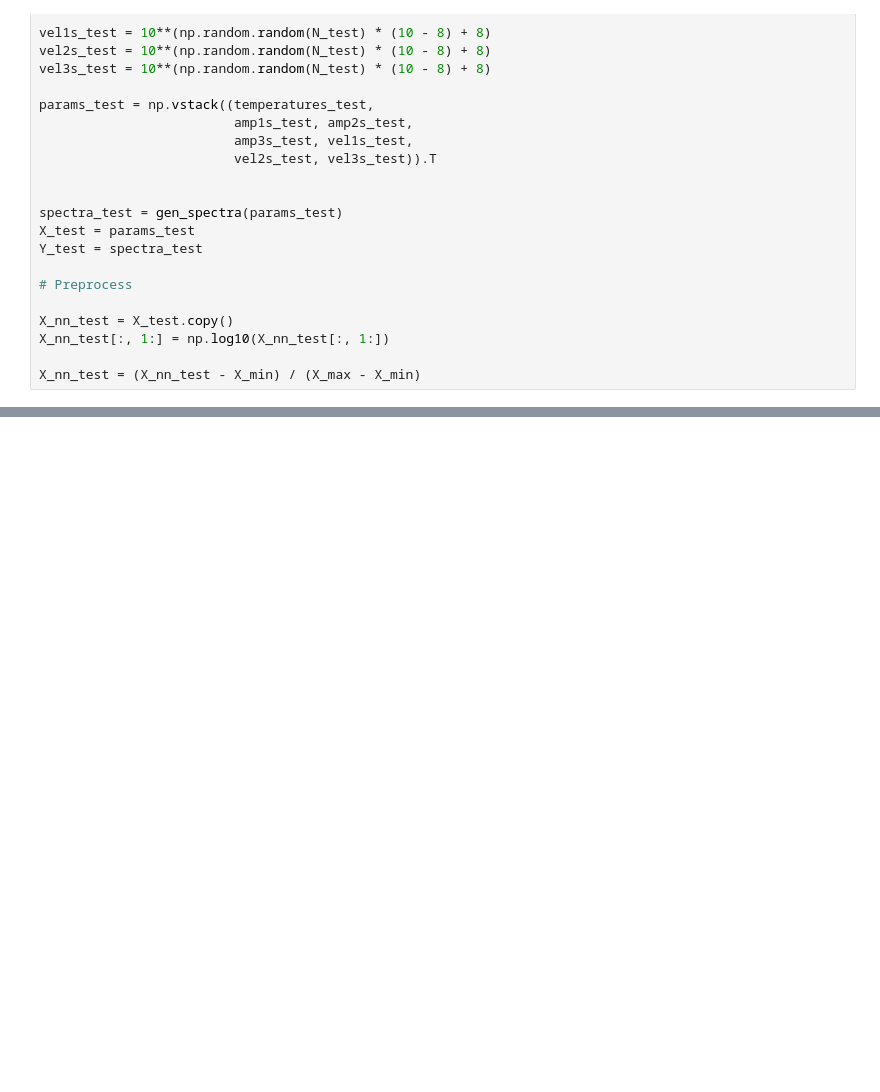
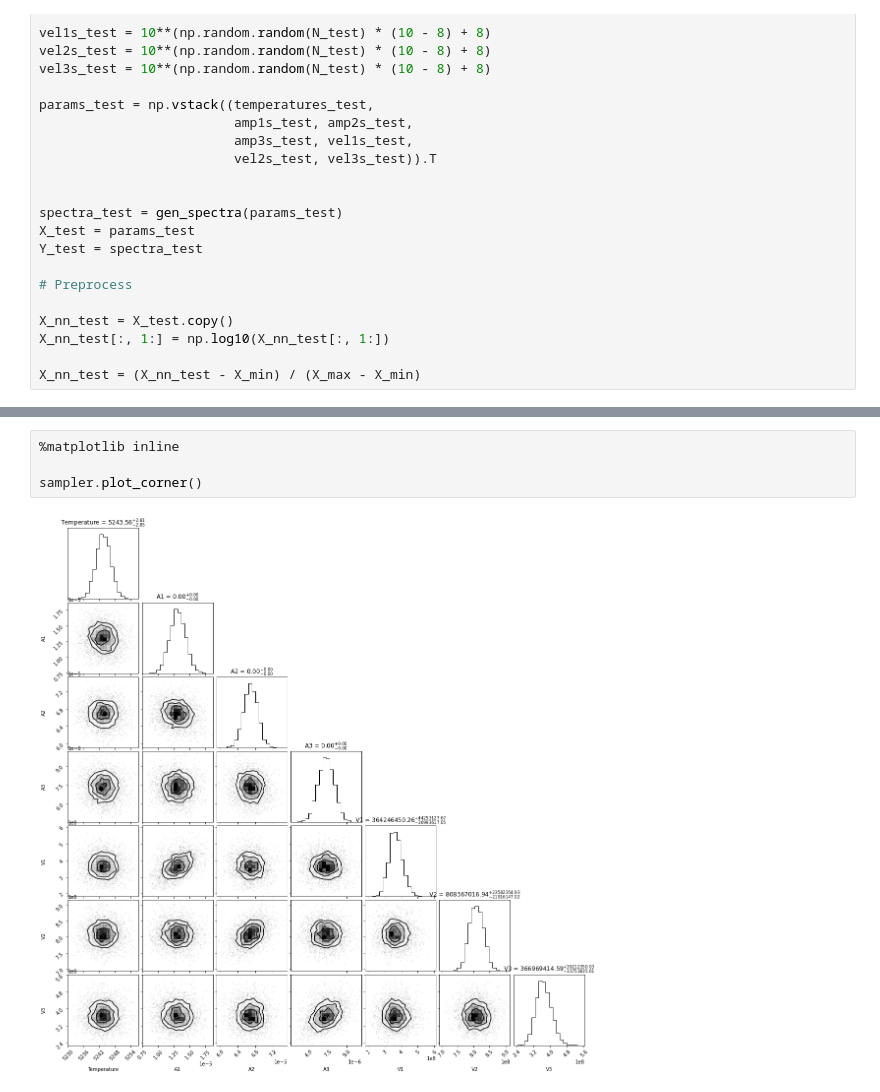
Before and after one commit to Rodot-/Tutorials, a Jupyter notebook: Emulator Example.ipynb, the cells around one changed output, grey strips where cells are left out. Cells and saved outputs as stored; diff of their text form; blank space fills up the shorter version.

```diff
--- a/Emulator Example.ipynb
+++ b/Emulator Example.ipynb
@@ -265,0 +382,6 @@ for i in range(N_test):
+# %%
+%matplotlib inline
+
+sampler.plot_corner()
+# %% [output]
+[figure, added]
```
Also changed, not shown: parts of 12 cells of this notebook.
